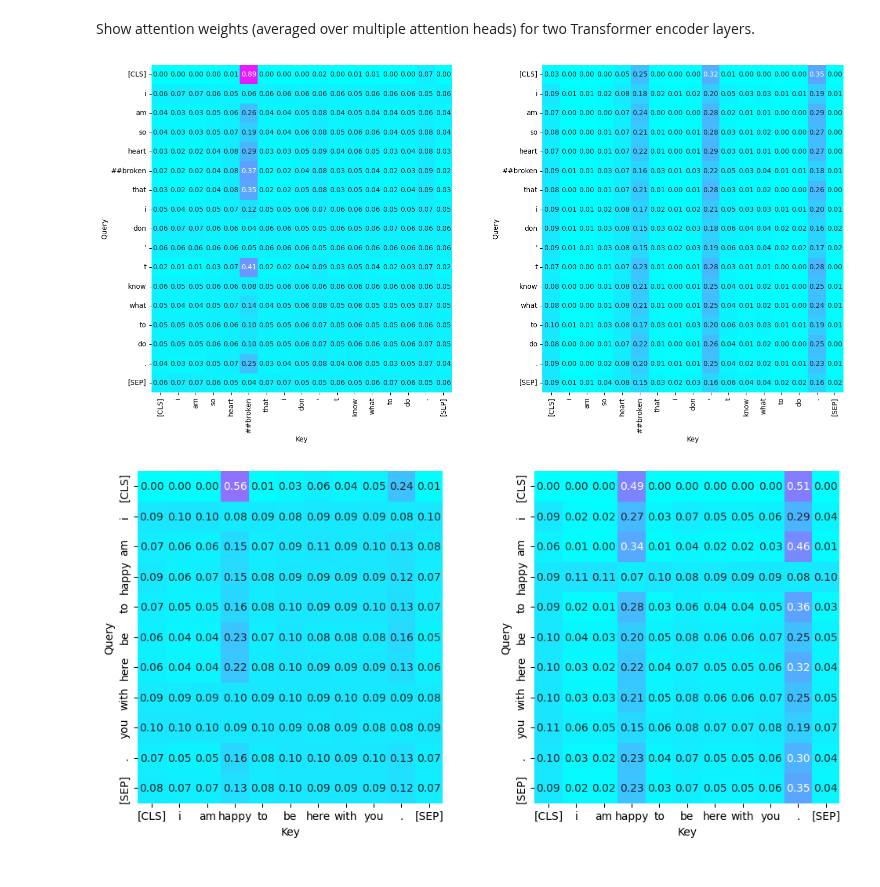
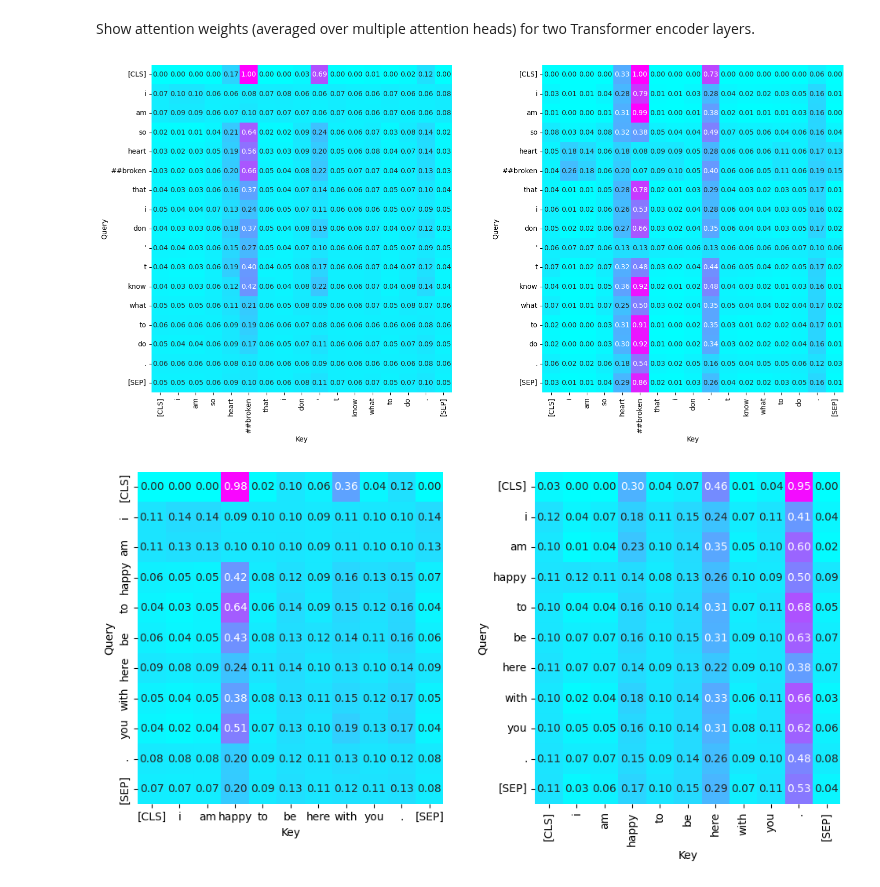
Before and after one commit to enakai00/colab_GenAI_lecture, a Jupyter notebook: Part04/1. Transformer emotion recognizer.ipynb, the cells around one changed output. Cells and saved outputs as stored; diff of their text form; code cells hidden in the pictures.

```diff
--- a/Part04/1. Transformer emotion recognizer.ipynb
+++ b/Part04/1. Transformer emotion recognizer.ipynb
@@ -70,13 +77,14 @@ train_set = tokenizer(emotions['train']['text'], max_length=MAX_LEN,
                       padding='max_length', truncation=True)
 train_text = np.array(train_set['input_ids'])
 train_mask = np.array(train_set['attention_mask'])
-train_label = np.eye(6)[emotions['train']['label']]
+train_label = tf.keras.utils.to_categorical(emotions['train']['label'], 6)
 
 # Test set
 test_set = tokenizer(emotions['validation']['text'], max_length=MAX_LEN,
                      padding='max_length', truncation=True)
 test_text = np.array(test_set['input_ids'])
 test_mask = np.array(test_set['attention_mask'])
-test_label = np.eye(6)[emotions['validation']['label']]
+test_label = tf.keras.utils.to_categorical(emotions['validation']['label'], 6)
 
 emotion_labels = emotions['train'].features['label'].names
+emotion_labels
@@ -228,8 +261,9 @@ transformer_model.compile(optimizer=optimizers.Adam(learning_rate=0.00005),
 Train the model. It achieves around 90% accuracy.
 # %%
 %%time
-history = transformer_model.fit([train_text, train_mask], train_label,
-                                 validation_data=([test_text, test_mask], test_label),
-                                 batch_size=32, epochs=8)
+history = transformer_model.fit(
+    [train_text, train_mask], train_label,
+    validation_data=([test_text, test_mask], test_label),
+    batch_size=32, epochs=8)
 # %% [output]
 Epoch 1/8
@@ -304,11 +338,11 @@ mask = np.array(tokenized_text['attention_mask'])
 predictions = transformer_model.predict([input_ids, mask], verbose=0)
 
 n = len(predictions)
-fig = plt.figure(figsize=(5, 3.5 * n))
-plt.subplots_adjust(hspace=0.3)
+fig = plt.figure(figsize=(10, 10))
+plt.subplots_adjust(hspace=0.5)
 
 for c, pred in enumerate(predictions):
-    subplot = fig.add_subplot(n, 1, c+1)
+    subplot = fig.add_subplot(3, 2, c+1)
     subplot.set_xticks(range(6))
     subplot.set_xlim([-0.5, 5.5])
     subplot.set_ylim([0, 1])
@@ -322,27 +356,32 @@ Show attention weights (averaged over multiple attention heads) for two Transfor
 # %%
 import seaborn as sns
 
-pred, attention_scores1, attention_scores2 = attention_scores_model.predict([input_ids, mask], verbose=0)
+pred, attention_scores1, attention_scores2 = attention_scores_model.predict(
+    [input_ids, mask], verbose=0)
 
 for c, text in enumerate(input_text):
     labels = tokenizer.convert_ids_to_tokens(input_ids[c])
     text_len = sum(mask[c])
     fig = plt.figure(figsize=(text_len*1.05, text_len/2))
     fig.subplots_adjust(hspace=0, wspace=0.3)
     subplot = fig.add_subplot(1, 2, 1)
-    heatmap = sns.heatmap(np.mean(attention_scores1[c, :, :text_len, :text_len], axis=0),
-                    ax = subplot,
-                    xticklabels=labels[:text_len], yticklabels=labels[:text_len],
-                    cmap='cool', vmin=0, vmax=1, cbar=False,
-                    annot=True, fmt='1.2f')
+    heatmap = sns.heatmap(
+        np.max(attention_scores1[c, :, :text_len, :text_len], axis=0),
+        ax = subplot,
+        xticklabels=labels[:text_len], yticklabels=labels[:text_len],
+        cmap='cool', vmin=0, vmax=1, cbar=False,
+        annot=True, fmt='1.2f')
     _ = heatmap.set(xlabel='Key', ylabel='Query')
     subplot = fig.add_subplot(1, 2, 2)
-    heatmap = sns.heatmap(np.mean(attention_scores2[c, :, :text_len, :text_len], axis=0),
-                    ax = subplot,
-                    xticklabels=labels[:text_len], yticklabels=labels[:text_len],
-                    cmap='cool', vmin=0, vmax=1, cbar=False,
-                    annot=True, fmt='1.2f')
+    heatmap = sns.heatmap(
+        np.max(attention_scores2[c, :, :text_len, :text_len], axis=0),
+        ax = subplot,
+#        xticklabels=labels[:text_len], yticklabels=labels[:text_len],
+        cmap='cool', vmin=0, vmax=1, cbar=False,
+        annot=True, fmt='1.2f')
+    heatmap.set_xticklabels(labels[:text_len], rotation = 90)
+    heatmap.set_yticklabels(labels[:text_len], rotation = 0)
     _ = heatmap.set(xlabel='Key', ylabel='Query')
 # %% [output]
-[figure, old version]
+[figure, new version]
-[figure, old version]
+[figure, new version]
```
Also changed, not shown: parts of 14 cells of this notebook, 3 other files.
